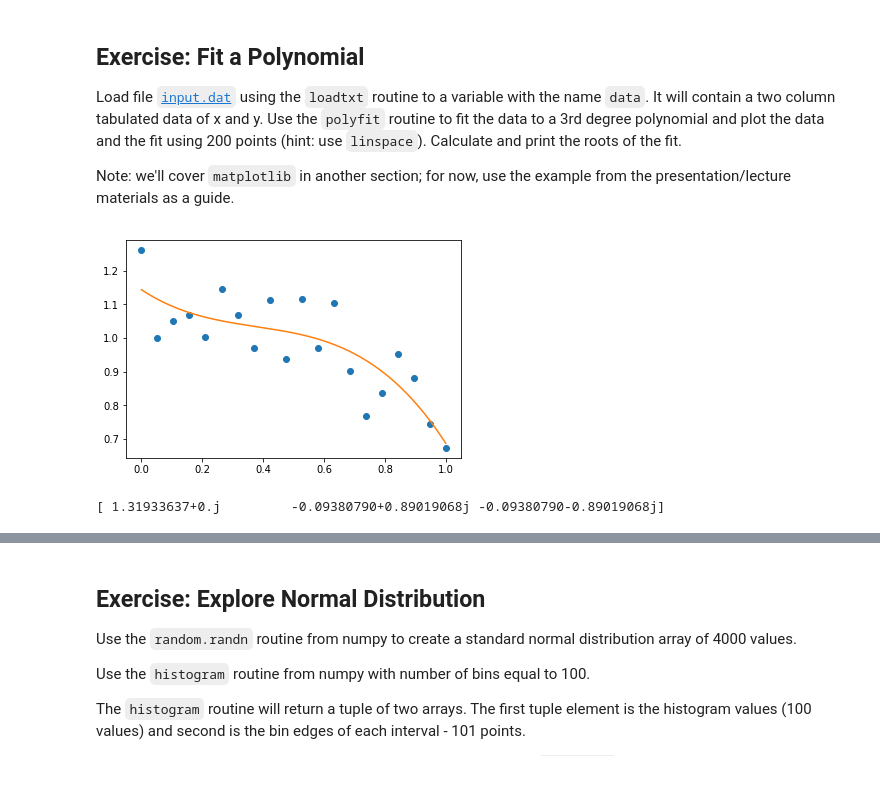
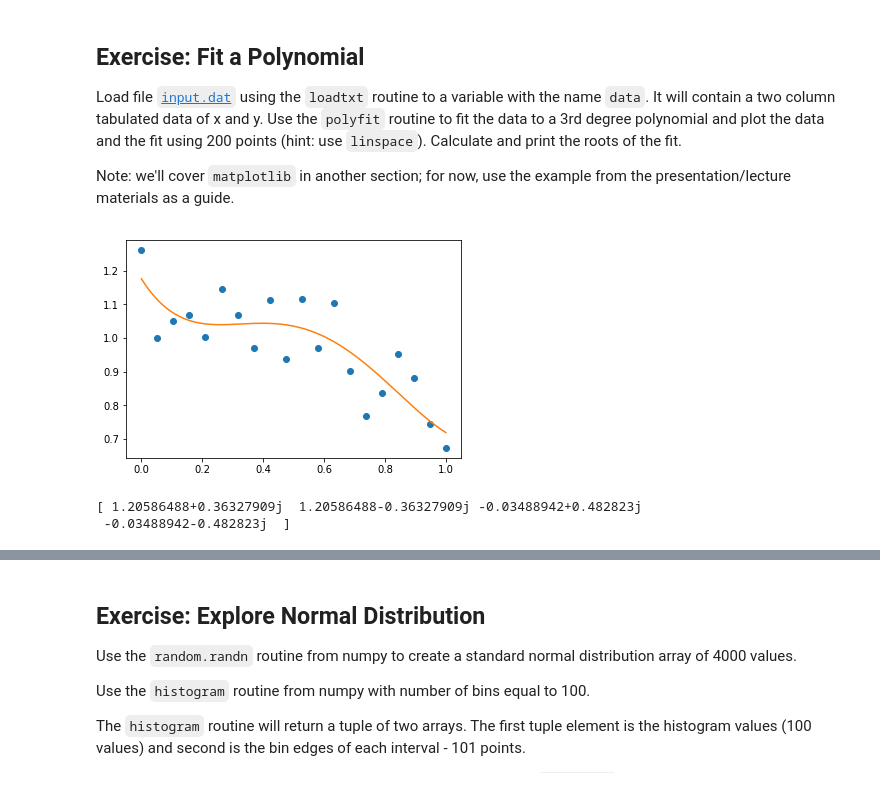
Before and after one commit to nuitrcs/pythonworkshops, a Jupyter notebook: dataanalysis/numpy/solutions.ipynb, the cells around one changed output, grey strips where cells are left out. Drawn from its saved outputs; the diff is of its cells as text; code cells hidden in the pictures.

```diff
--- a/dataanalysis/numpy/solutions.ipynb
+++ b/dataanalysis/numpy/solutions.ipynb
@@ -337,17 +337,17 @@ Note: we'll cover `matplotlib` in another section; for now, use the example from
 # %%
 data = np.loadtxt("input.dat", delimiter=' ')
 x = data[:,0]
 y = data[:,1]
 
-# Fit the data using polyfit and constuct a polynomial from the fit
-p = np.poly1d(np.polyfit(x, y, 3)) # [Pascal: there was a 4 here before for degree -- shouldn't it be a 3?]
-
+# Fit the data using polyfit and constuct a 3rd degree polynomial from the fit
+p = np.poly1d(np.polyfit(x, y, 4))
 t = np.linspace(0, 1, 200) # make x values for fitted
 
 # plot the data and the fit
 plt.plot(x, y, 'o', t, p(t), '-')
 plt.show()
 print(p.roots)
 # %% [output]
-[figure, old version]
+[figure, new version]
-[ 1.31933637+0.j         -0.09380790+0.89019068j -0.09380790-0.89019068j]
+[ 1.20586488+0.36327909j  1.20586488-0.36327909j -0.03488942+0.482823j
+ -0.03488942-0.482823j  ]
```
Also changed, not shown: parts of 4 cells of this notebook.
